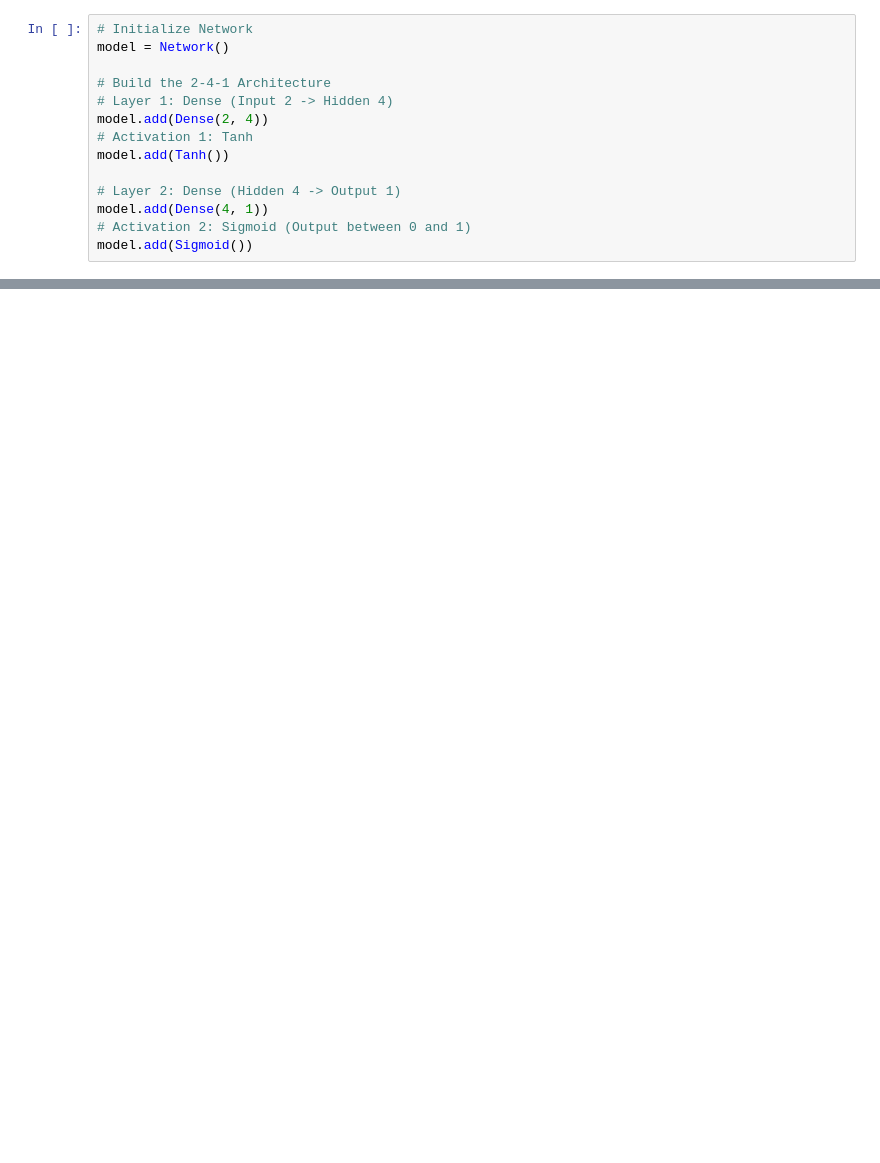
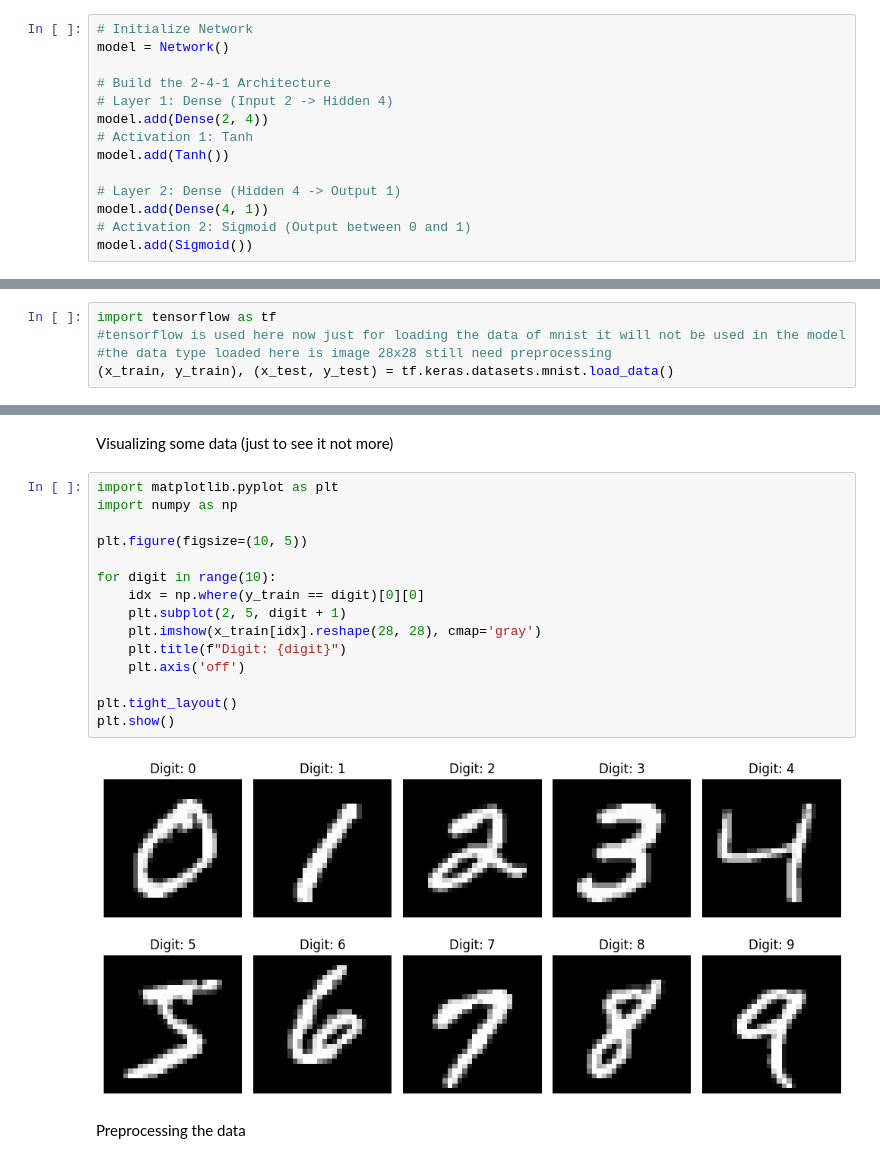
Before and after one commit to mmaarrwa/neural-network-library, a Jupyter notebook: notebooks/project_demo.ipynb, the cells around one changed output, grey strips where cells are left out. Cells and saved outputs as stored; diff of their text form; blank space fills up the shorter version.

```diff
--- a/notebooks/project_demo.ipynb
+++ b/notebooks/project_demo.ipynb
@@ -210,0 +247,5 @@ Input: (-3, -3) | True: [0] | Pred: 0.9838 | Class: 1
+# %%
+import tensorflow as tf
+#tensorflow is used here now just for loading the data of mnist it will not be used in the model
+#the data type loaded here is image 28x28 still need preprocessing
+(x_train, y_train), (x_test, y_test) = tf.keras.datasets.mnist.load_data()
@@ -210,0 +255,21 @@ Input: (-3, -3) | True: [0] | Pred: 0.9838 | Class: 1
+# %% [markdown]
+Visualizing some data (just to see it not more)
+# %%
+import matplotlib.pyplot as plt
+import numpy as np
+
+plt.figure(figsize=(10, 5))
+
+for digit in range(10):
+    idx = np.where(y_train == digit)[0][0]
+    plt.subplot(2, 5, digit + 1)
+    plt.imshow(x_train[idx].reshape(28, 28), cmap='gray')
+    plt.title(f"Digit: {digit}")
+    plt.axis('off')
+
+plt.tight_layout()
+plt.show()
+# %% [output]
+[figure, added]
+# %% [markdown]
+Preprocessing the data
```
Also changed, not shown: parts of 70 cells of this notebook, 3 other files.
